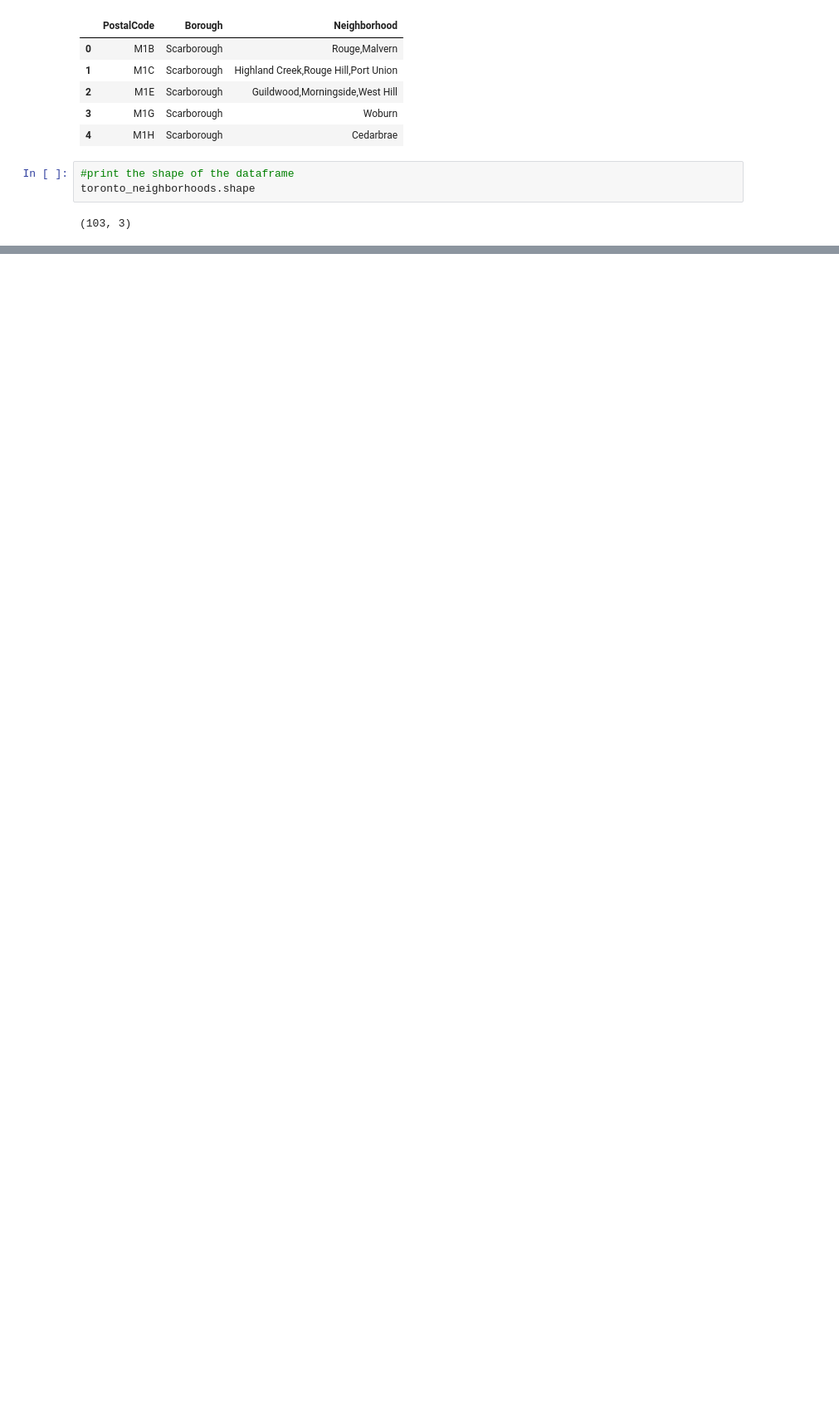
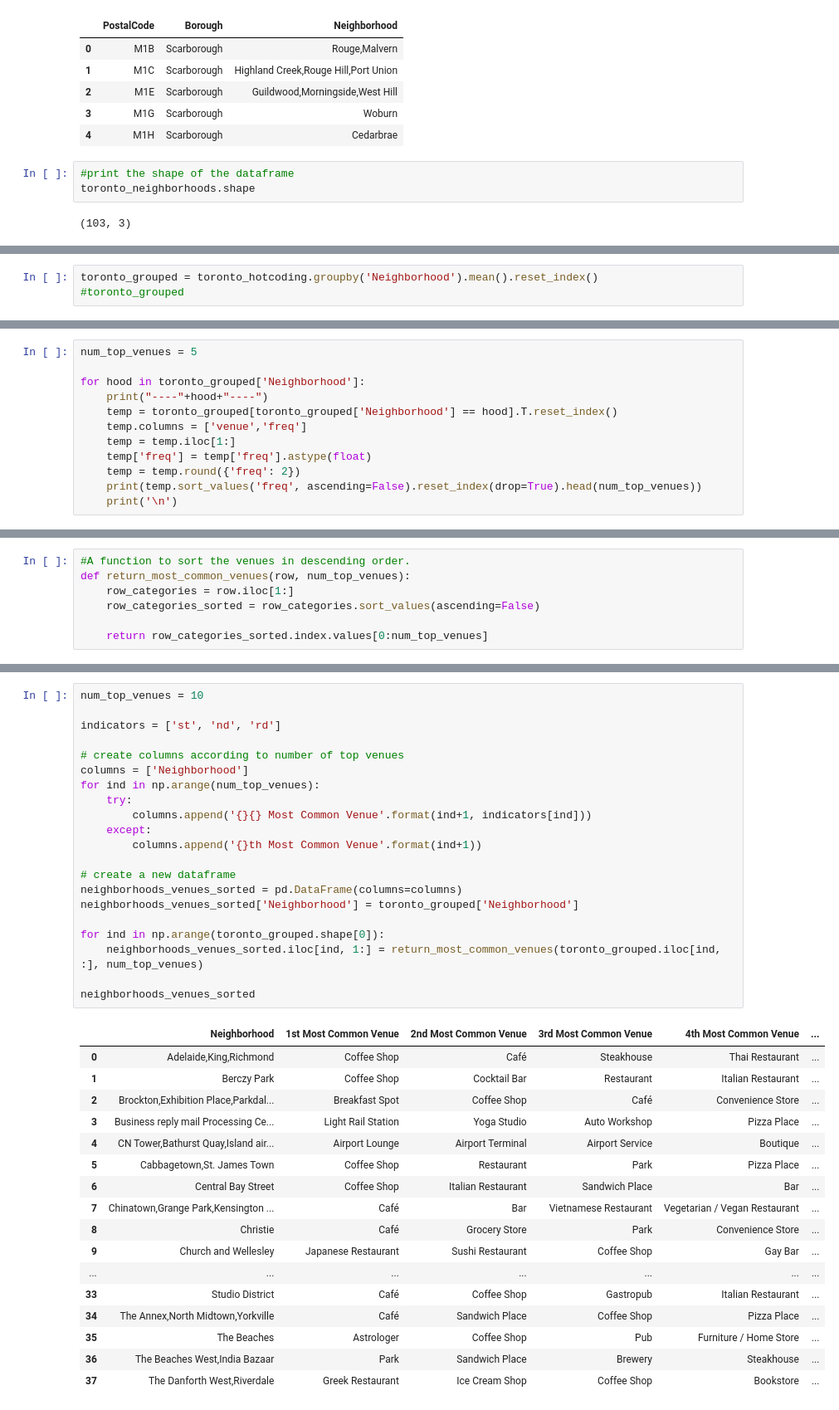
Before and after one commit to SoumaSGhosh/Coursera_Capstone, a Jupyter notebook: Toronto_Neighborhoods.ipynb, the cells around one changed output, grey strips where cells are left out. Shown: that part at 83% size. Cells and saved outputs as stored; diff of their text form; blank space fills up the shorter version.

```diff
--- a/Toronto_Neighborhoods.ipynb
+++ b/Toronto_Neighborhoods.ipynb
@@ -145,0 +510,3 @@ toronto_neighborhoods.shape
+# %%
+toronto_grouped = toronto_hotcoding.groupby('Neighborhood').mean().reset_index()
+#toronto_grouped
@@ -145,0 +521,12 @@ toronto_neighborhoods.shape
+# %%
+num_top_venues = 5
+
+for hood in toronto_grouped['Neighborhood']:
+    print("----"+hood+"----")
+    temp = toronto_grouped[toronto_grouped['Neighborhood'] == hood].T.reset_index()
+    temp.columns = ['venue','freq']
+    temp = temp.iloc[1:]
+    temp['freq'] = temp['freq'].astype(float)
+    temp = temp.round({'freq': 2})
+    print(temp.sort_values('freq', ascending=False).reset_index(drop=True).head(num_top_venues))
+    print('\n')
@@ -145,0 +553,7 @@ toronto_neighborhoods.shape
+# %%
+#A function to sort the venues in descending order.
+def return_most_common_venues(row, num_top_venues):
+    row_categories = row.iloc[1:]
+    row_categories_sorted = row_categories.sort_values(ascending=False)
+
+    return row_categories_sorted.index.values[0:num_top_venues]
@@ -145,0 +562,39 @@ toronto_neighborhoods.shape
+# %%
+num_top_venues = 10
+
+indicators = ['st', 'nd', 'rd']
+
+# create columns according to number of top venues
+columns = ['Neighborhood']
+for ind in np.arange(num_top_venues):
+    try:
+        columns.append('{}{} Most Common Venue'.format(ind+1, indicators[ind]))
+    except:
+        columns.append('{}th Most Common Venue'.format(ind+1))
+
+# create a new dataframe
+neighborhoods_venues_sorted = pd.DataFrame(columns=columns)
+neighborhoods_venues_sorted['Neighborhood'] = toronto_grouped['Neighborhood']
+
+for ind in np.arange(toronto_grouped.shape[0]):
+    neighborhoods_venues_sorted.iloc[ind, 1:] = return_most_common_venues(toronto_grouped.iloc[ind, :], num_top_venues)
+
+neighborhoods_venues_sorted
+# %% [output]
+|  | Neighborhood | 1st Most Common Venue | 2nd Most Common Venue | 3rd Most Common Venue | 4th Most Common Venue | ... |
+| 0 | Adelaide,King,Richmond | Coffee Shop | Café | Steakhouse | Thai Restaurant | ... |
+| 1 | Berczy Park | Coffee Shop | Cocktail Bar | Restaurant | Italian Restaurant | ... |
+| 2 | Brockton,Exhibition Place,Parkdal... | Breakfast Spot | Coffee Shop | Café | Convenience Store | ... |
+| 3 | Business reply mail Processing Ce... | Light Rail Station | Yoga Studio | Auto Workshop | Pizza Place | ... |
+| 4 | CN Tower,Bathurst Quay,Island air... | Airport Lounge | Airport Terminal | Airport Service | Boutique | ... |
+| 5 | Cabbagetown,St. James Town | Coffee Shop | Restaurant | Park | Pizza Place | ... |
+| 6 | Central Bay Street | Coffee Shop | Italian Restaurant | Sandwich Place | Bar | ... |
+| 7 | Chinatown,Grange Park,Kensington ... | Café | Bar | Vietnamese Restaurant | Vegetarian / Vegan Restaurant | ... |
+| 8 | Christie | Café | Grocery Store | Park | Convenience Store | ... |
+| 9 | Church and Wellesley | Japanese Restaurant | Sushi Restaurant | Coffee Shop | Gay Bar | ... |
+| ... | ... | ... | ... | ... | ... | ... |
+| 33 | Studio District | Café | Coffee Shop | Gastropub | Italian Restaurant | ... |
+| 34 | The Annex,North Midtown,Yorkville | Café | Sandwich Place | Coffee Shop | Pizza Place | ... |
+| 35 | The Beaches | Astrologer | Coffee Shop | Pub | Furniture / Home Store | ... |
+| 36 | The Beaches West,India Bazaar | Park | Sandwich Place | Brewery | Steakhouse | ... |
+| 37 | The Danforth West,Riverdale | Greek Restaurant | Ice Cream Shop | Coffee Shop | Bookstore | ... |
```
Also changed, not shown: parts of 70 cells of this notebook.
